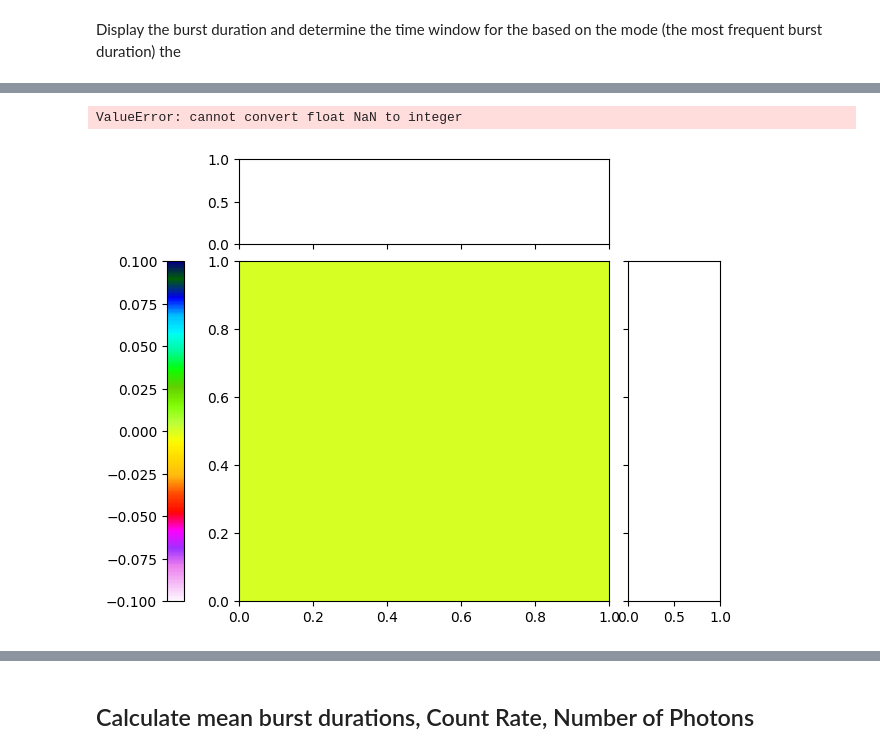
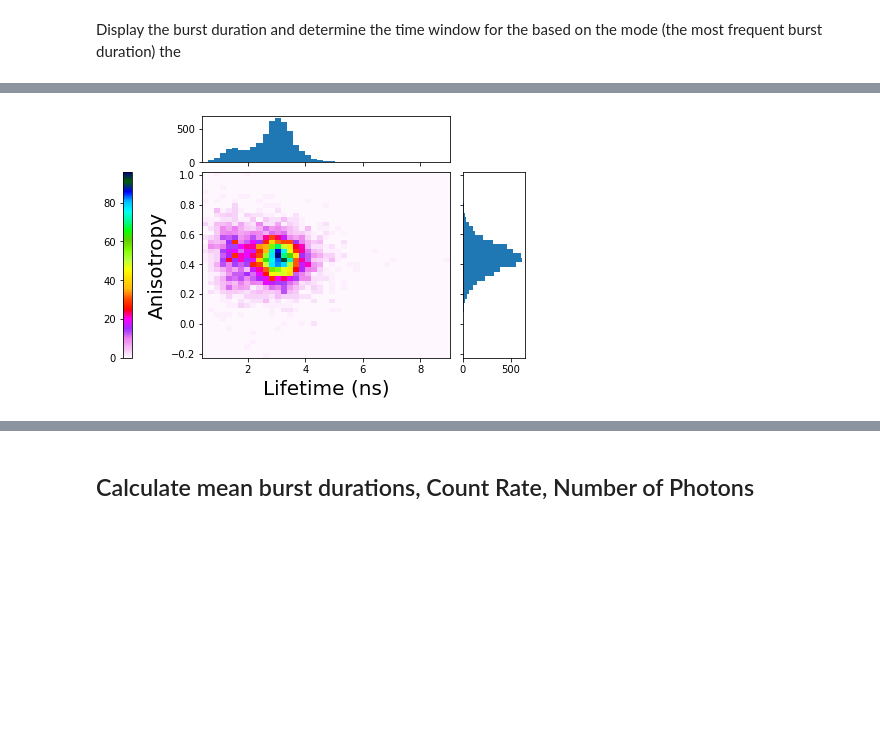
Before and after one commit to SMB-Lab/feda_tools, a Jupyter notebook: notebooks/plot_bva_anisotropy_PTU_v1.ipynb, the cells around one changed output, grey strips where cells are left out. Drawn from its saved outputs; the diff is of its cells as text; code cells hidden in the pictures; blank space fills up the shorter version.

```diff
--- a/notebooks/plot_bva_anisotropy_PTU_v1.ipynb
+++ b/notebooks/plot_bva_anisotropy_PTU_v1.ipynb
@@ -182,4 +182,10 @@ def average_histogram(
 # bid_path = pathlib.Path('//130.127.188.19/projects/FoxP_FKH-DNA/20220314_FoxP1_data_all_NK/20220310_V78C_monomer_NK/V78C_monomer_FoxP1_1hr/burstwise_All 0.2027#30/BIDs_30ph')
 
 ### for testing purposes ###
-file_path = pathlib.Path('C:/Users/2administrator/Documents/source/repos/feda_tools/test data/burstwise_All 0.2492#60')
+file_path = pathlib.Path('C:/Users/2administrator/Documents/source/repos/feda_tools/test data/2022/03_02_22_Troubleshooting_detection_efficiencies/Combined_old_thresholds/burstwise_All 0.2944#60')
+bid_path = pathlib.Path('C:/Users/2administrator/Documents/source/repos/feda_tools/test data/2022/03_02_22_Troubleshooting_detection_efficiencies/Combined_old_thresholds/burstwise_All 0.2944#60/BID/FRET')
+
+if file_path.exists():
+    print("The path exists.")
+else:
+    print("The path does not exist.")
@@ -221,7 +229,7 @@ B_s = 1.1 # Background kHz Green s
 # %%
 # calculate Sg/Sr (prompt)
 S_G = df['Green Count Rate (KHz)'] #df['Number of Photons (fit window) (green)']/df['Duration (green) (ms)']
-S_R = df['S prompt red (kHz) | 14-200']
+S_R = df['S prompt red (kHz) | 2-180']
 
 df['Sg/Sr (prompt)_Burst'] = S_G/S_R
 # %% [markdown]
@@ -255,18 +263,16 @@ Text(0, 0.5, 'Counts')
 # %%
 df['r Scatter (green)'] = df['r Scatter (green)'].astype(float) ## Convert To Float This columns did not convert co numeric see warning above
 
 
 [xmin, xmax], [ymin, ymax] = (0, 8), (-0.2, 0.6)
 vmin, vmax = 0.1, 41
 
 ### Now you can get the figure, the axes, and the twodim data from make_plot.
 ### Also, you can give the bin number for x and y using a dictionary.
 bins = {"x":41, "y": 41}
-fig, ax, twodimdata = tdh.make_plot(df['Tau (green)'], df['r Scatter (green)'],
-          'Lifetime (ns)','Anisotropy',"auto", bins)
+fig, ax, twodimdata = tdh.make_plot(df['Tau (green)'], df['r Scatter (green)'], 'Lifetime (ns)','Anisotropy',"auto", 'auto', bins)
 # %% [output]
-ValueError: cannot convert float NaN to integer
-[figure, old version]
+[figure, new version]
 # %%
 plt.title('Sg/Sr (prompt)')
 counts_SgSr, bins_SgSr, patches_SgSr =  plt.hist(df['Sg/Sr (prompt)_Burst'], bins=np.logspace(np.log10(0.01), np.log10(185), 41), log=False, rwidth=0.6, linewidth=1., edgecolor='black', fc=(0.1, 0.1, 0.1, 0.2))
```
Also changed, not shown: parts of 9 cells of this notebook, 3 other files.
